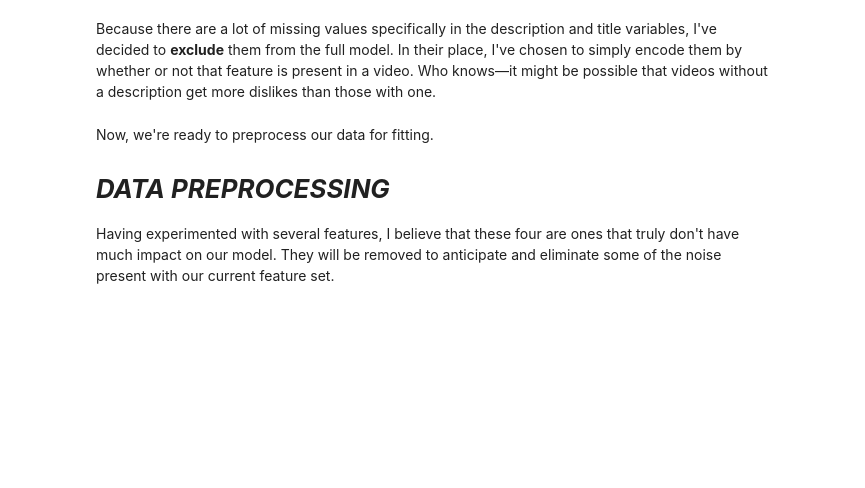
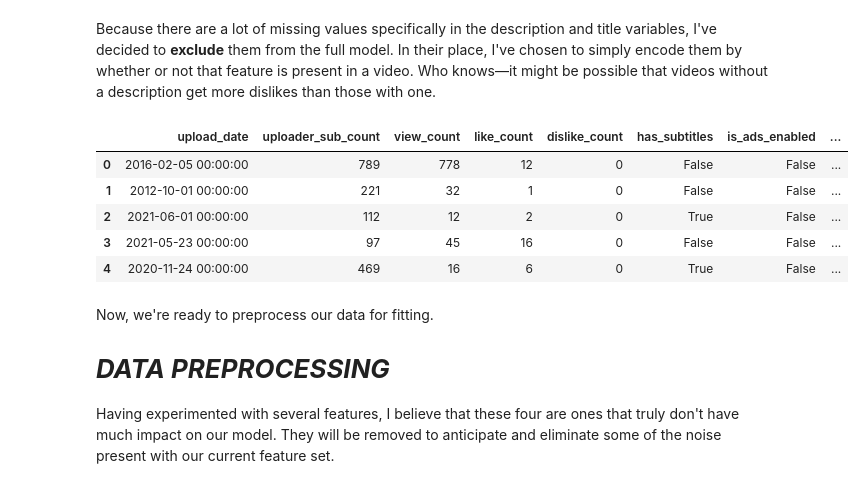
Before and after one commit to AdamPSU/Dislike-Forecast, a Jupyter notebook: dislike-forecast.ipynb, the cells around one changed output. Drawn from its saved outputs; the diff is of its cells as text; code cells hidden in the pictures; blank space fills up the shorter version.

```diff
--- a/dislike-forecast.ipynb
+++ b/dislike-forecast.ipynb
@@ -157,6 +167,14 @@ test['uploader_sub_count_log'] = np.log1p(test['uploader_sub_count'])
 # %% [markdown]
 Because there are a lot of missing values specifically in the description and title variables, I've decided to **exclude** them from the full model. In their place, I've chosen to simply encode them by whether or not that feature is present in a video. Who knows—it might be possible that videos without a description get more dislikes than those with one.
 # %%
-dislikes['has_description'] = dislikes['description'].apply(lambda x: 1 if pd.isnull(x) else 0)
-dislikes['has_title'] = dislikes['title'].apply(lambda x: 1 if pd.isnull(x) else 0)
+dislikes['has_description'] = dislikes['description'].apply(lambda x: 0 if pd.isnull(x) else 1)
+# %%
+dislikes.head()
+# %% [output]
+|  | upload_date | uploader_sub_count | view_count | like_count | dislike_count | has_subtitles | is_ads_enabled | ... |
+| 0 | 2016-02-05 00:00:00 | 789 | 778 | 12 | 0 | False | False | ... |
+| 1 | 2012-10-01 00:00:00 | 221 | 32 | 1 | 0 | False | False | ... |
+| 2 | 2021-06-01 00:00:00 | 112 | 12 | 2 | 0 | True | False | ... |
+| 3 | 2021-05-23 00:00:00 | 97 | 45 | 16 | 0 | False | False | ... |
+| 4 | 2020-11-24 00:00:00 | 469 | 16 | 6 | 0 | True | False | ... |
 # %%
```
Also changed, not shown: parts of 9 cells of this notebook.
